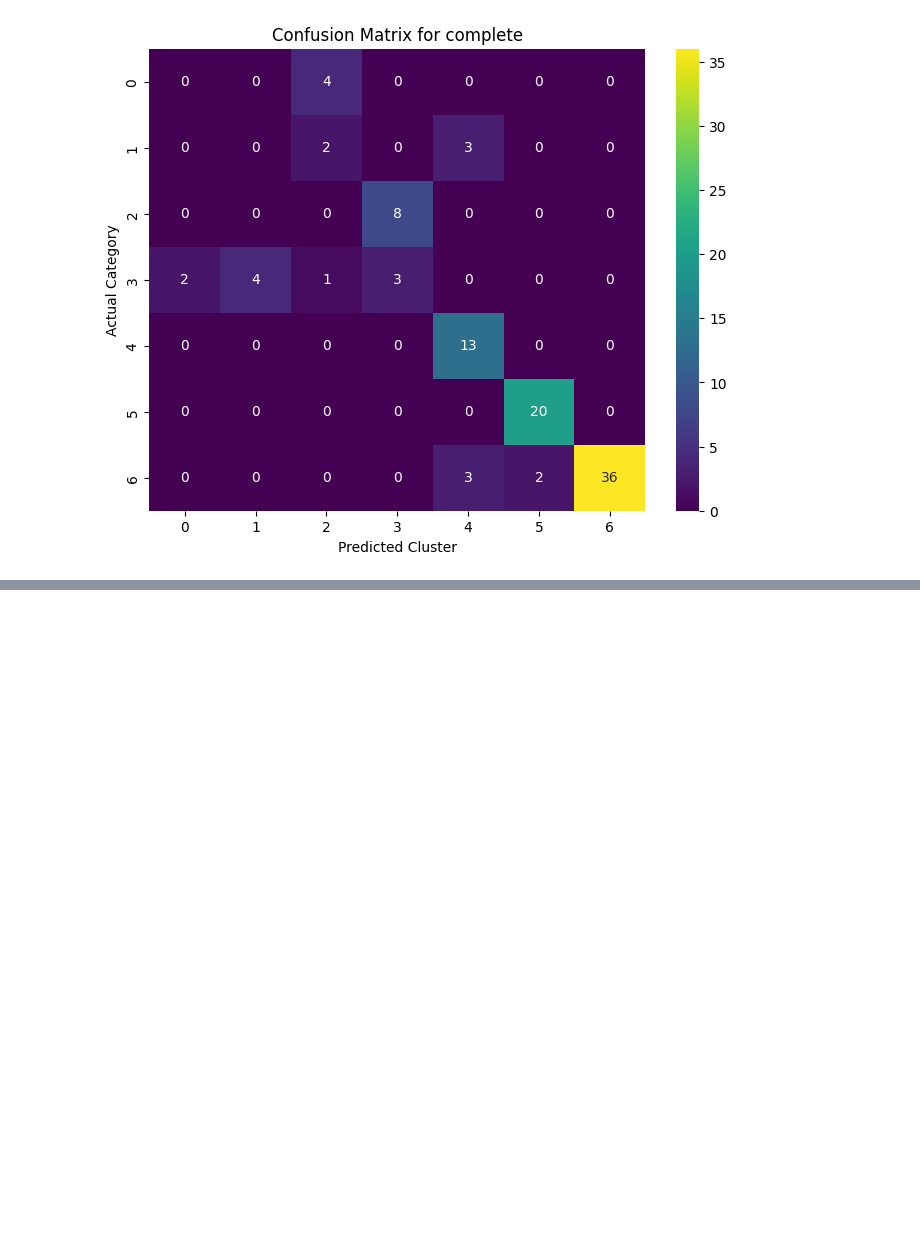
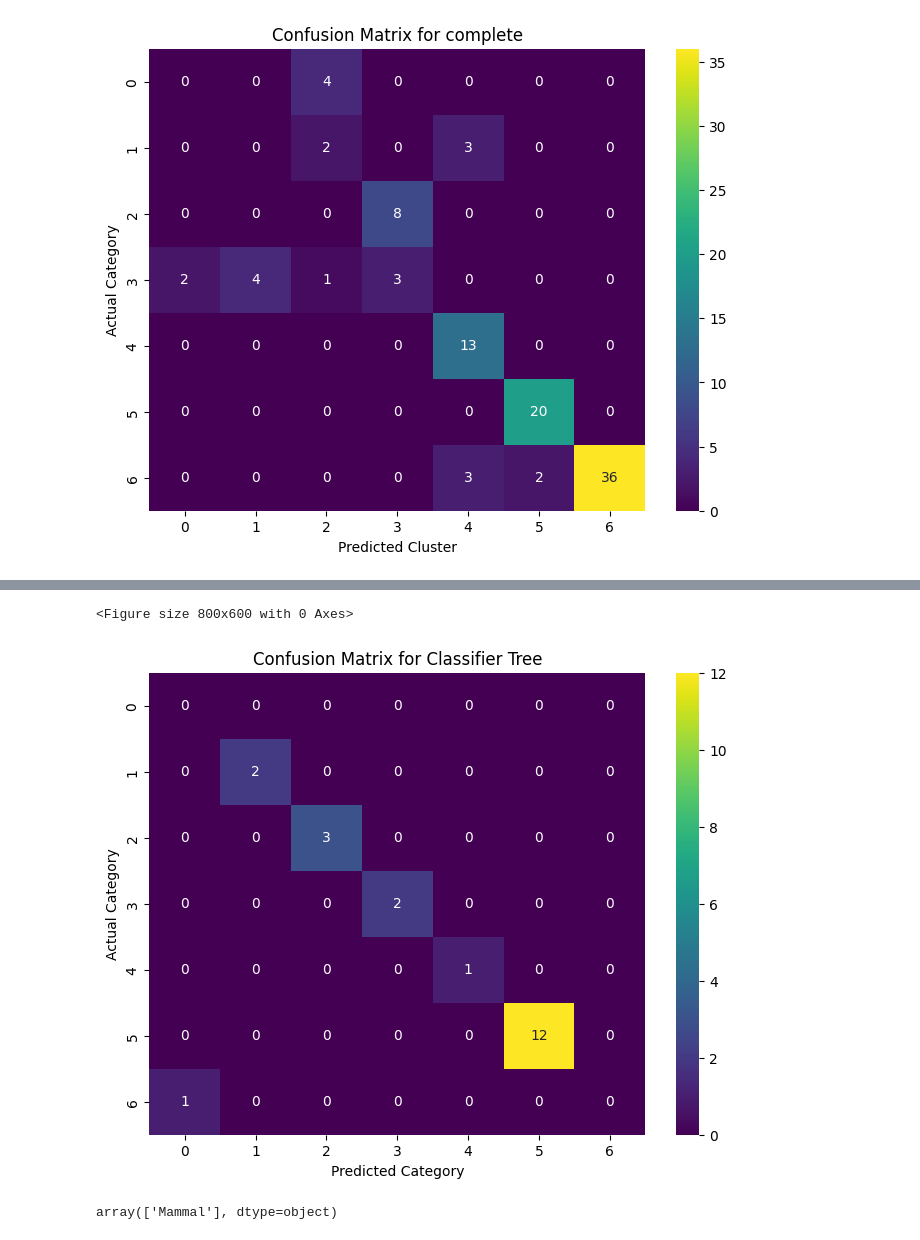
Before and after one commit to b8niiii/project, a Jupyter notebook: animal_notebook.ipynb, the cells around one changed output, grey strips where cells are left out. Cells and saved outputs as stored; diff of their text form; code cells hidden in the pictures; blank space fills up the shorter version.

Commit message:
Implemented a Classification Tree to predict the animal species based on its features.

```diff
--- a/animal_notebook.ipynb
+++ b/animal_notebook.ipynb
@@ -365,0 +416,5 @@ plt.show()
+# %%
+X = pred_df.drop(columns = ['animal_name','class_type'])
+Y = pred_df['class_type']
+x_train, x_test, y_train, y_test = train_test_split(X, Y, test_size = 0.2 ,random_state = 42)
+X.info()
@@ -365,0 +439,14 @@ plt.show()
+# %%
+model = DecisionTreeClassifier(random_state= 42)
+# %%
+model.fit(x_train, y_train)
+y_pred = model.predict(x_test)
+# %%
+accuracy = accuracy_score(y_test, y_pred)
+print(f"Accuracy: {accuracy:.2f}")
+
+report = classification_report(y_test, y_pred)
+print("Classification Report:\n", report)
+
+# Generate a confusion matrix
+conf_matrix = confusion_matrix(y_test, y_pred)
@@ -365,0 +471,16 @@ plt.show()
+# %%
+plt.figure(figsize=(8, 6))
+sns.heatmap(conf_matrix, annot=True, fmt='d', cmap='viridis')  #  annot = True means that we are annotating the results inside the cells,
+# fmt = d indicates the format that is decimals, cmap = viridis indicates the color of the cm
+plt.title(f'Confusion Matrix for Classifier Tree')
+plt.xlabel('Predicted Category')
+plt.ylabel('Actual Category')
+plt.show()
+# %% [output]
+<Figure size 800x600 with 0 Axes>
+[figure, added]
+# %%
+animal_predict = model.predict(np.array([1, 0, 0, 1, 0, 0, 1, 0, 1, 1, 0, 0, 4, 1, 1, 1]).reshape(1,-1))
+animal_predict
+# %% [output]
+array(['Mammal'], dtype=object)
```
Also changed, not shown: parts of 9 cells of this notebook, 1 other file.
